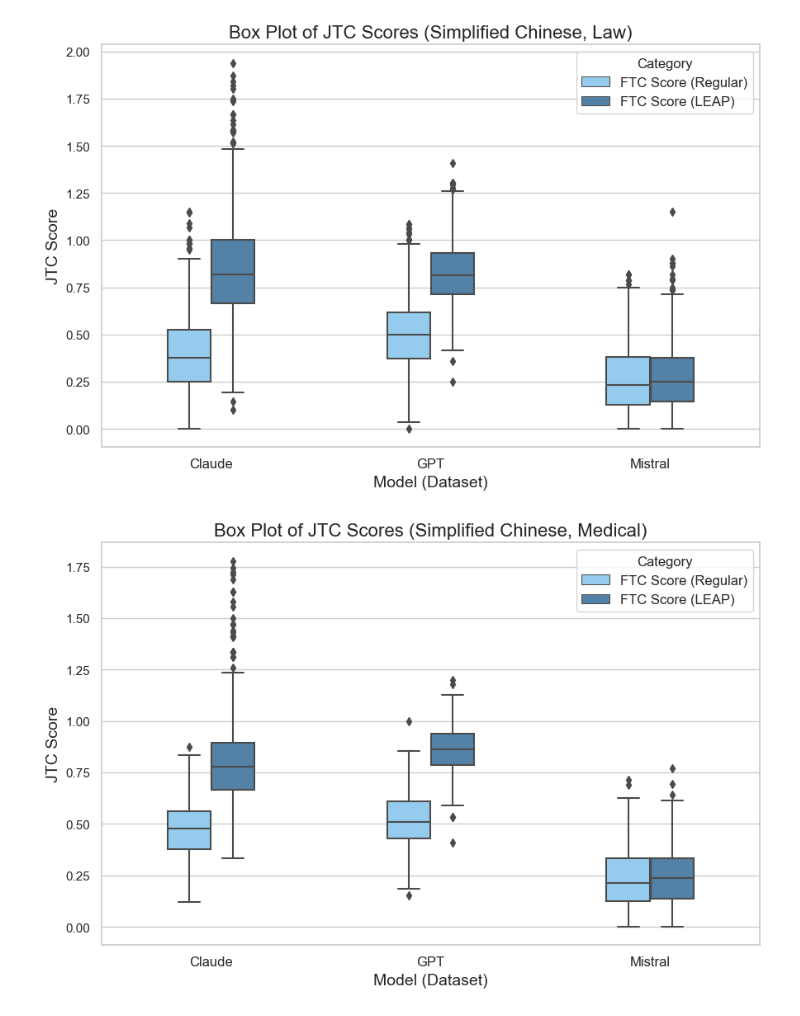
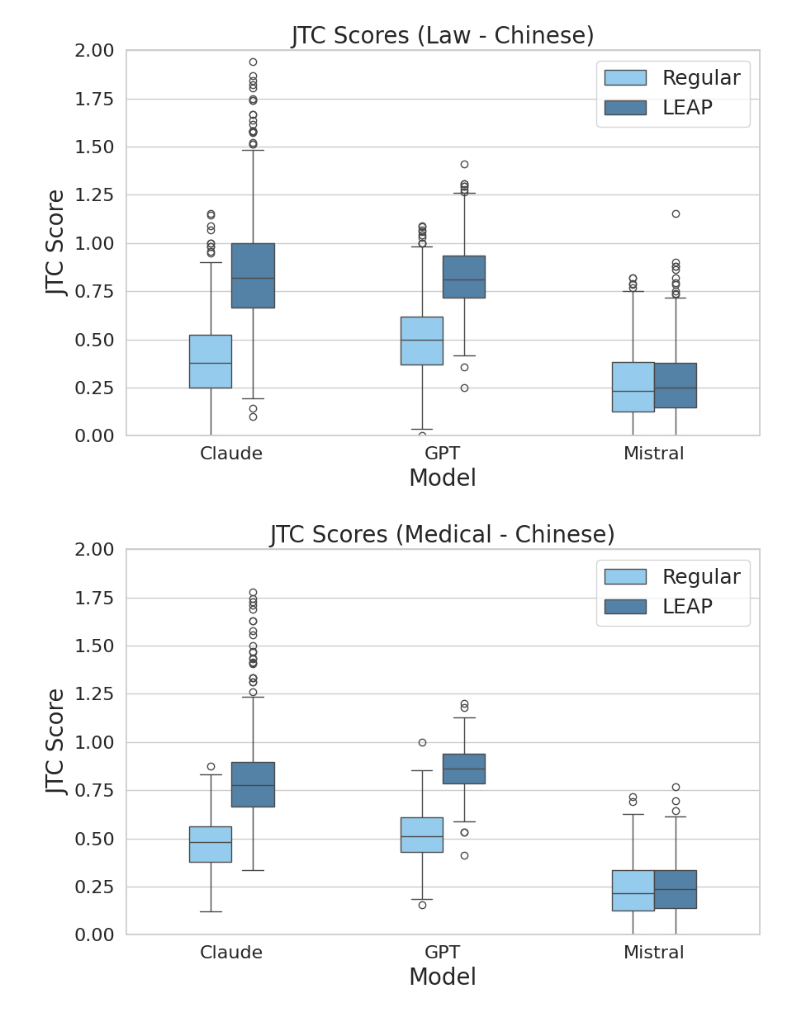
Before and after one commit to jared-ni/6.8610-project, a Jupyter notebook: code/plot_boxplots.ipynb, the cells around one changed output. Drawn from its saved outputs; the diff is of its cells as text; code cells hidden in the pictures.

```diff
--- a/code/plot_boxplots.ipynb
+++ b/code/plot_boxplots.ipynb
@@ -194,8 +196,8 @@ melted_data['Category'] = pd.Categorical(melted_data['Category'], categories=['R
 
 # Rename categories
 category_mapping = {
-    'Regular_JTC_Score': 'FTC Score (Regular)',
-    'LEAP_JTC_Score': 'FTC Score (LEAP)'
+    'Regular_JTC_Score': 'Regular',
+    'LEAP_JTC_Score': 'LEAP'
 }
 melted_data['Category'] = melted_data['Category'].replace(category_mapping)
 
@@ -217,27 +219,28 @@ sns.boxplot(
 )
 
 # Add title and labels
-plt.title('Box Plot of JTC Scores (Simplified Chinese, Law)', fontsize=16)
-plt.ylabel('JTC Score', fontsize=14)
-plt.xlabel('Model (Dataset)', fontsize=14)
+plt.title('JTC Scores (Law - Chinese)', fontsize=20)
+plt.ylabel('JTC Score', fontsize=20)
+plt.xlabel('Model', fontsize=20)
 plt.ylim(0, 2)
+plt.yticks(fontsize=16)
 
 # Adjust the x-axis tick labels
 plt.xticks(
     ticks=range(len(file_paths)),
     labels=['Claude', 'GPT', 'Mistral'],  # Custom model names
-    fontsize=12
+    fontsize=16
 )
 
 # Add legend
-plt.legend(title='Category', loc='upper right', fontsize=12)
+plt.legend(loc='upper right', fontsize=18)
 
 # Show the plot
 plt.tight_layout()
 plt.savefig('chinese_0_results.png', dpi=300, bbox_inches='tight')
 plt.show()
 # %% [output]
-[figure, old version]
+[figure, new version]
 # %%
 import pandas as pd
 import matplotlib.pyplot as plt
@@ -274,8 +277,8 @@ melted_data['Category'] = pd.Categorical(melted_data['Category'], categories=['R
 
 # Rename categories
 category_mapping = {
-    'Regular_JTC_Score': 'FTC Score (Regular)',
-    'LEAP_JTC_Score': 'FTC Score (LEAP)'
+    'Regular_JTC_Score': 'Regular',
+    'LEAP_JTC_Score': 'LEAP'
 }
 melted_data['Category'] = melted_data['Category'].replace(category_mapping)
 
@@ -285,36 +288,37 @@ custom_palette = ['#87CEFA', 'steelblue']  # Lighter blue (#87CEFA) and orange
 # Create the boxplot
 plt.figure(figsize=(9, 6))  # Adjust width and height
 sns.set(style="whitegrid")
 
 # Use seaborn to create a box plot with skinnier boxes
 sns.boxplot(
     data=melted_data,
     x='Dataset',
     y='JTC Score',
     hue='Category',
     palette=custom_palette,
     width=0.4  # Adjust box width to make it skinnier
 )
 
 # Add title and labels
-plt.title('Box Plot of JTC Scores (Simplified Chinese, Medical)', fontsize=16)
-plt.ylabel('JTC Score', fontsize=14)
-plt.xlabel('Model (Dataset)', fontsize=14)
+plt.title('JTC Scores (Medical - Chinese)', fontsize=20)
+plt.ylabel('JTC Score', fontsize=20)
+plt.xlabel('Model', fontsize=20)
 plt.ylim(0, 2)
+plt.yticks(fontsize=16)
 
 # Adjust the x-axis tick labels
 plt.xticks(
     ticks=range(len(file_paths)),
     labels=['Claude', 'GPT', 'Mistral'],  # Custom model names
-    fontsize=12
+    fontsize=16
 )
 
 # Add legend
-plt.legend(title='Category', loc='upper right', fontsize=12)
+plt.legend(loc='upper right', fontsize=18)
 
 # Show the plot
 plt.tight_layout()
 plt.savefig('chinese_1_results.png', dpi=300, bbox_inches='tight')
 plt.show()
 # %% [output]
-[figure, old version]
+[figure, new version]
```
Also changed, not shown: parts of 2 cells of this notebook, 3 other files.
